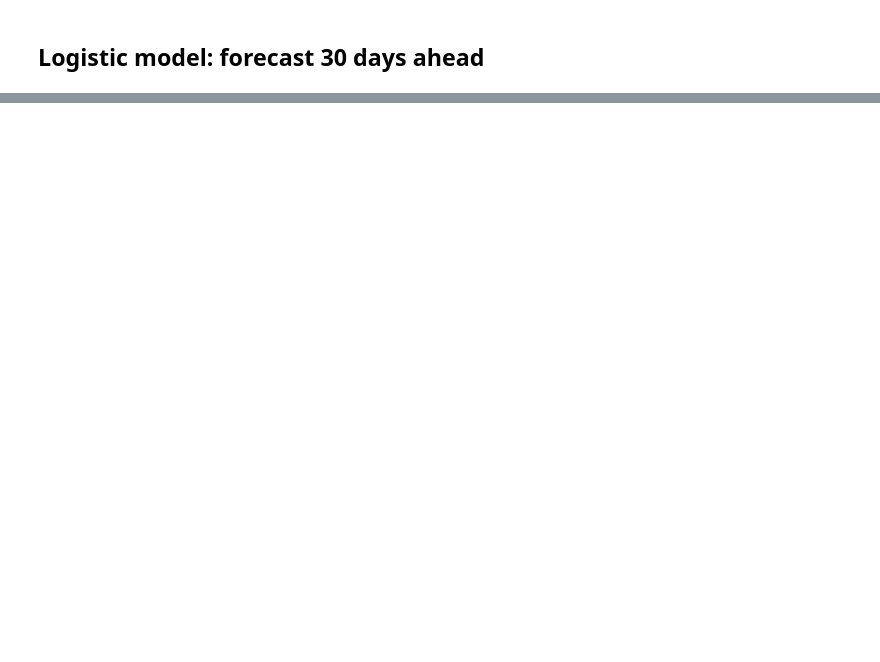
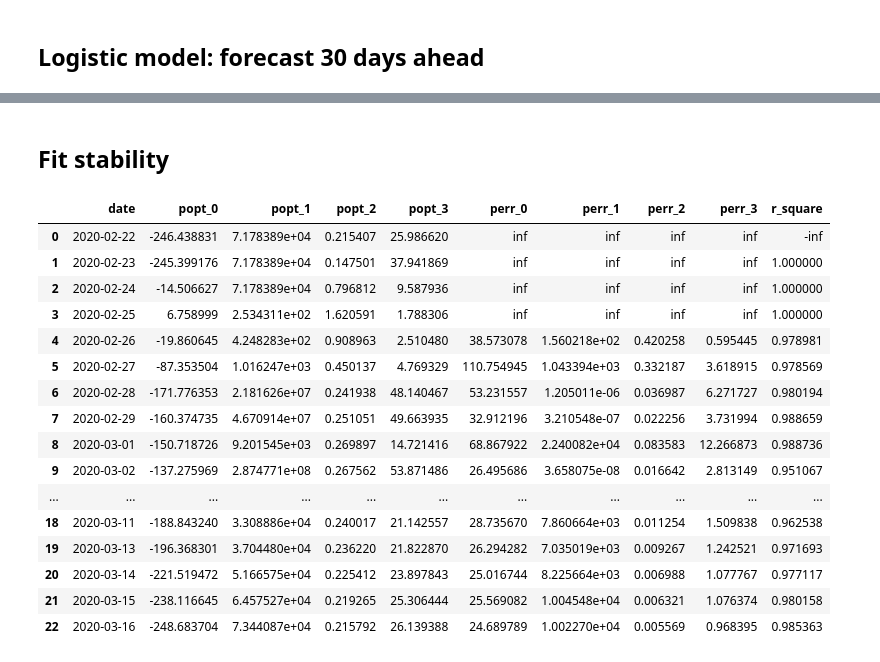
Before and after one commit to remotain/COVID-19, a Jupyter notebook: model_growth.ipynb, the cells around one changed output, grey strips where cells are left out. Cells and saved outputs as stored; diff of their text form; code cells hidden in the pictures; blank space fills up the shorter version.

```diff
--- a/model_growth.ipynb
+++ b/model_growth.ipynb
@@ -267,0 +270,27 @@ display(df_forecast_logit)
+# %% [markdown]
+## Fit stability
+# %%
+dfit = df_confirmed_pivoted.loc[df_confirmed_pivoted['Country/Region'] == 'Italy'].reset_index(drop=True)
+dfit = dfit.loc[dfit['Cases'] > 10]
+
+dfit['ndays'] = (dfit['Date'] - dfit['Date'].iloc[0]).dt.days
+
+ydata=dfit['Cases']
+xdata=dfit['ndays']
+
+p0=popt
+
+fit_stab = []
+
+for i in range(len(xdata))[::-1]:
+
+    if i != 0:
+
+        popt, pcov, r_square_logit = fit_model(xdata[:i],ydata[:i],logistic_model, p0=p0)
+        fit_stab.append({
+            'x': xdata.iloc[i],
+            'date' : dfit['Date'].iloc[i],
+            'popt' : popt,
+            'perr' : np.sqrt(np.diag(pcov)),
+            'r_square' : r_square_logit
+        })
@@ -267,0 +310,20 @@ display(df_forecast_logit)
+# %%
+df
+# %% [output]
+|  | date | popt_0 | popt_1 | popt_2 | popt_3 | perr_0 | perr_1 | perr_2 | perr_3 | r_square |
+| 0 | 2020-02-22 | -246.438831 | 7.178389e+04 | 0.215407 | 25.986620 | inf | inf | inf | inf | -inf |
+| 1 | 2020-02-23 | -245.399176 | 7.178389e+04 | 0.147501 | 37.941869 | inf | inf | inf | inf | 1.000000 |
+| 2 | 2020-02-24 | -14.506627 | 7.178389e+04 | 0.796812 | 9.587936 | inf | inf | inf | inf | 1.000000 |
+| 3 | 2020-02-25 | 6.758999 | 2.534311e+02 | 1.620591 | 1.788306 | inf | inf | inf | inf | 1.000000 |
+| 4 | 2020-02-26 | -19.860645 | 4.248283e+02 | 0.908963 | 2.510480 | 38.573078 | 1.560218e+02 | 0.420258 | 0.595445 | 0.978981 |
+| 5 | 2020-02-27 | -87.353504 | 1.016247e+03 | 0.450137 | 4.769329 | 110.754945 | 1.043394e+03 | 0.332187 | 3.618915 | 0.978569 |
+| 6 | 2020-02-28 | -171.776353 | 2.181626e+07 | 0.241938 | 48.140467 | 53.231557 | 1.205011e-06 | 0.036987 | 6.271727 | 0.980194 |
+| 7 | 2020-02-29 | -160.374735 | 4.670914e+07 | 0.251051 | 49.663935 | 32.912196 | 3.210548e-07 | 0.022256 | 3.731994 | 0.988659 |
+| 8 | 2020-03-01 | -150.718726 | 9.201545e+03 | 0.269897 | 14.721416 | 68.867922 | 2.240082e+04 | 0.083583 | 12.266873 | 0.988736 |
+| 9 | 2020-03-02 | -137.275969 | 2.874771e+08 | 0.267562 | 53.871486 | 26.495686 | 3.658075e-08 | 0.016642 | 2.813149 | 0.951067 |
+| ... | ... | ... | ... | ... | ... | ... | ... | ... | ... | ... |
+| 18 | 2020-03-11 | -188.843240 | 3.308886e+04 | 0.240017 | 21.142557 | 28.735670 | 7.860664e+03 | 0.011254 | 1.509838 | 0.962538 |
+| 19 | 2020-03-13 | -196.368301 | 3.704480e+04 | 0.236220 | 21.822870 | 26.294282 | 7.035019e+03 | 0.009267 | 1.242521 | 0.971693 |
+| 20 | 2020-03-14 | -221.519472 | 5.166575e+04 | 0.225412 | 23.897843 | 25.016744 | 8.225664e+03 | 0.006988 | 1.077767 | 0.977117 |
+| 21 | 2020-03-15 | -238.116645 | 6.457527e+04 | 0.219265 | 25.306444 | 25.569082 | 1.004548e+04 | 0.006321 | 1.076374 | 0.980158 |
+| 22 | 2020-03-16 | -248.683704 | 7.344087e+04 | 0.215792 | 26.139388 | 24.689789 | 1.002270e+04 | 0.005569 | 0.968395 | 0.985363 |
```
Also changed, not shown: parts of 9 cells of this notebook.
